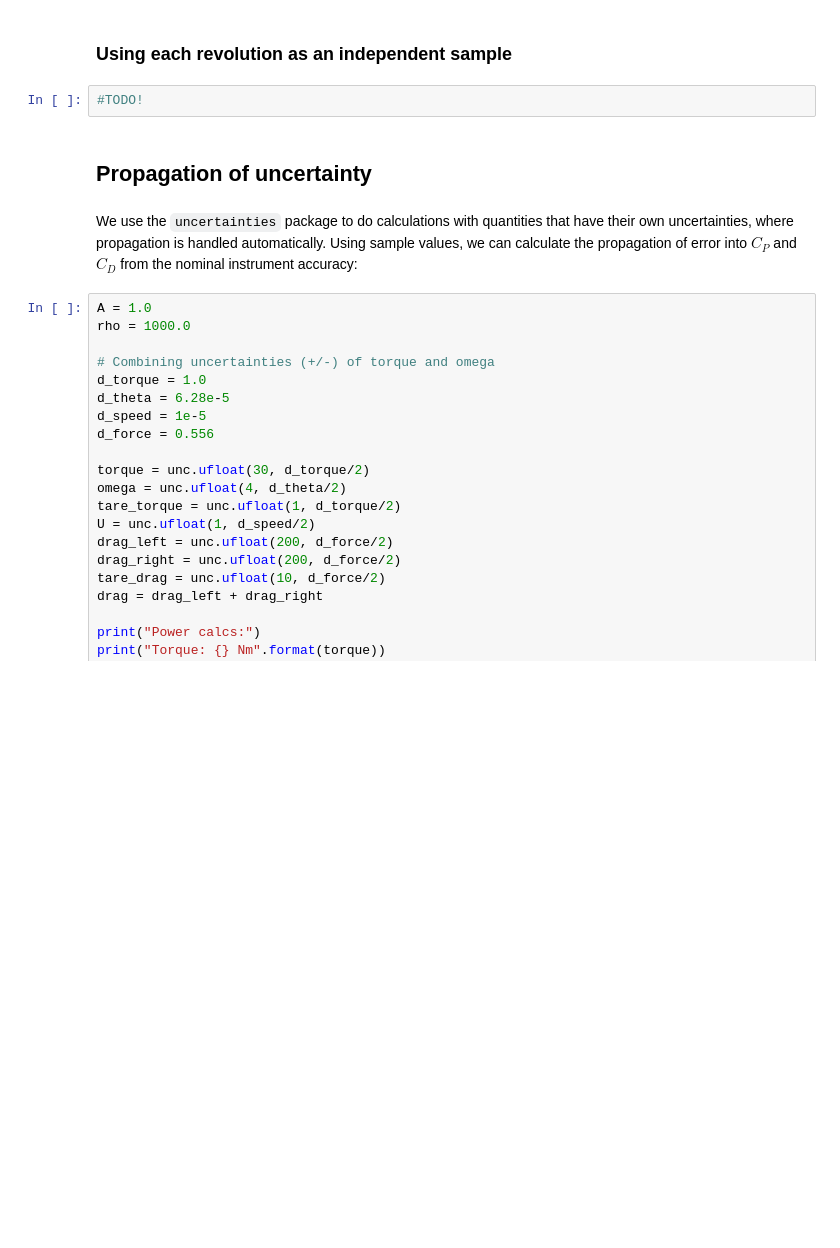
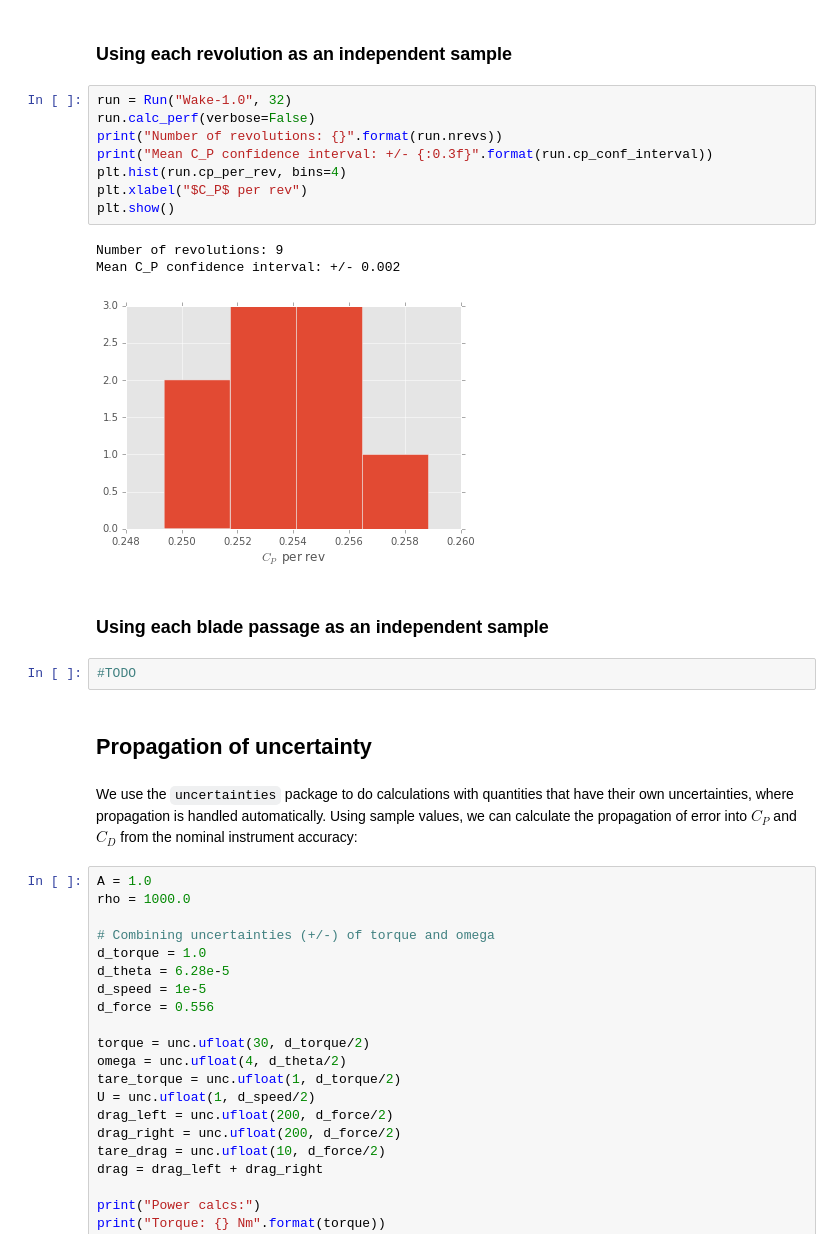
Before and after one commit to UNH-CORE/RVAT-Re-dep, a Jupyter notebook: Documents/IPython notebooks/uncertainty.ipynb, the cells around one changed output. Cells and saved outputs as stored; diff of their text form; blank space fills up the shorter version.

```diff
--- a/Documents/IPython notebooks/uncertainty.ipynb
+++ b/Documents/IPython notebooks/uncertainty.ipynb
@@ -112,7 +112,21 @@ plt.show()
 # %% [markdown]
 ### Using each revolution as an independent sample
+# %%
+run = Run("Wake-1.0", 32)
+run.calc_perf(verbose=False)
+print("Number of revolutions: {}".format(run.nrevs))
+print("Mean C_P confidence interval: +/- {:0.3f}".format(run.cp_conf_interval))
+plt.hist(run.cp_per_rev, bins=4)
+plt.xlabel("$C_P$ per rev")
+plt.show()
+# %% [output]
+Number of revolutions: 9
+Mean C_P confidence interval: +/- 0.002
+[figure, added]
+# %% [markdown]
+### Using each blade passage as an independent sample
 # %%
-#TODO!
+#TODO
 # %% [markdown]
 ## Propagation of uncertainty
 # %% [markdown]
```
Also changed, not shown: parts of 7 cells of this notebook.
